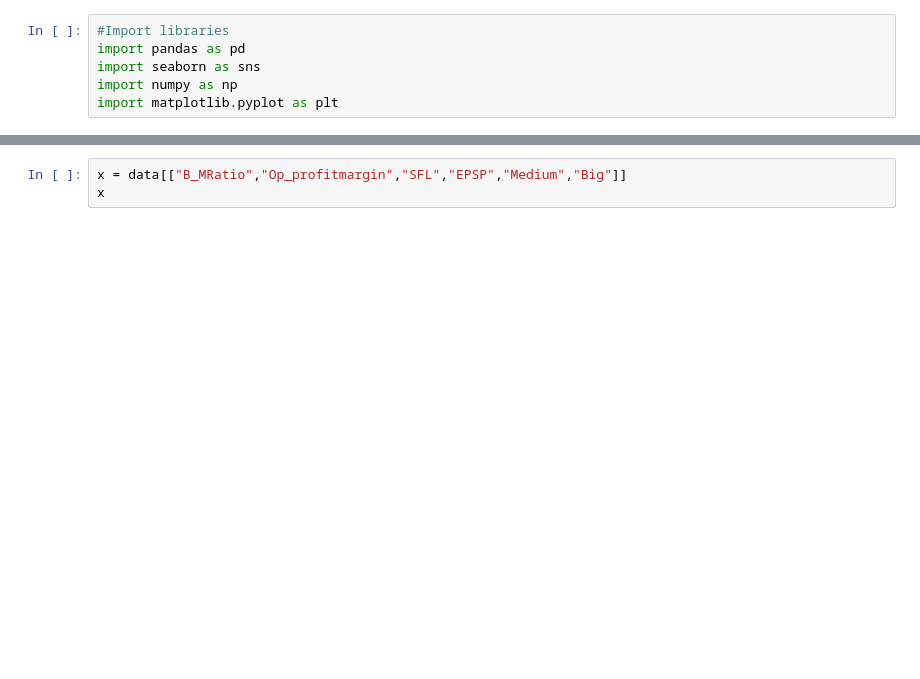
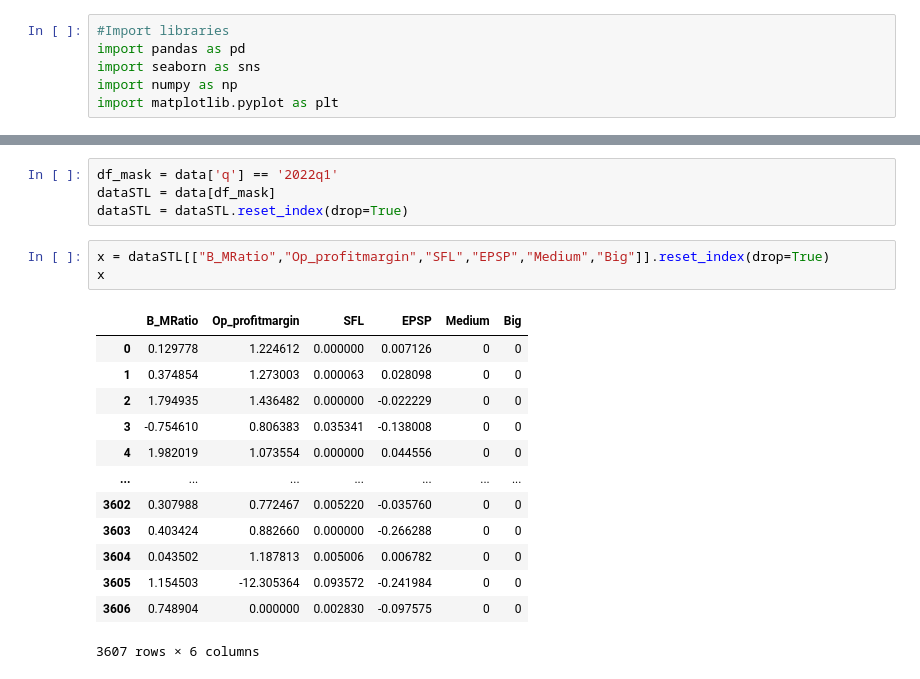
Before and after one commit to maribarram/M5_Estadistica, a Jupyter notebook: PrimeraEntrega.ipynb, the cells around one changed output, grey strips where cells are left out. Cells and saved outputs as stored; diff of their text form; blank space fills up the shorter version.

```diff
--- a/PrimeraEntrega.ipynb
+++ b/PrimeraEntrega.ipynb
@@ -194,6 +65,24 @@ GET THE COVARIANCE MATRIZ
+# %%
+df_mask = data['q'] == '2022q1'
+dataSTL = data[df_mask]
+dataSTL = dataSTL.reset_index(drop=True)
 # %%
-x = data[["B_MRatio","Op_profitmargin","SFL","EPSP","Medium","Big"]]
+x = dataSTL[["B_MRatio","Op_profitmargin","SFL","EPSP","Medium","Big"]].reset_index(drop=True)
 x
+# %% [output]
+|  | B_MRatio | Op_profitmargin | SFL | EPSP | Medium | Big |
+| 0 | 0.129778 | 1.224612 | 0.000000 | 0.007126 | 0 | 0 |
+| 1 | 0.374854 | 1.273003 | 0.000063 | 0.028098 | 0 | 0 |
+| 2 | 1.794935 | 1.436482 | 0.000000 | -0.022229 | 0 | 0 |
+| 3 | -0.754610 | 0.806383 | 0.035341 | -0.138008 | 0 | 0 |
+| 4 | 1.982019 | 1.073554 | 0.000000 | 0.044556 | 0 | 0 |
+| ... | ... | ... | ... | ... | ... | ... |
+| 3602 | 0.307988 | 0.772467 | 0.005220 | -0.035760 | 0 | 0 |
+| 3603 | 0.403424 | 0.882660 | 0.000000 | -0.266288 | 0 | 0 |
+| 3604 | 0.043502 | 1.187813 | 0.005006 | 0.006782 | 0 | 0 |
+| 3605 | 1.154503 | -12.305364 | 0.093572 | -0.241984 | 0 | 0 |
+| 3606 | 0.748904 | 0.000000 | 0.002830 | -0.097575 | 0 | 0 |
+3607 rows × 6 columns
 # %%
 x = x.to_numpy()
 print(x.shape)
```
Also changed, not shown: parts of 79 cells of this notebook.
